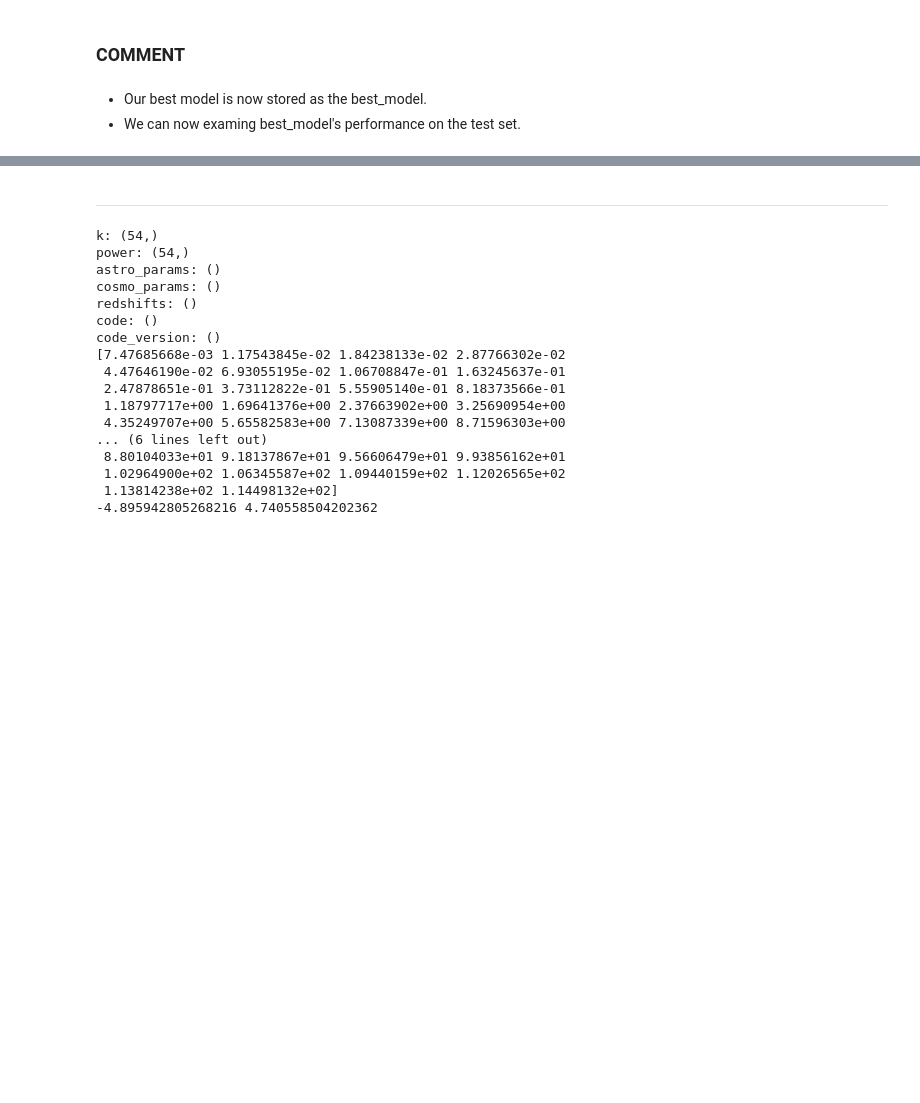
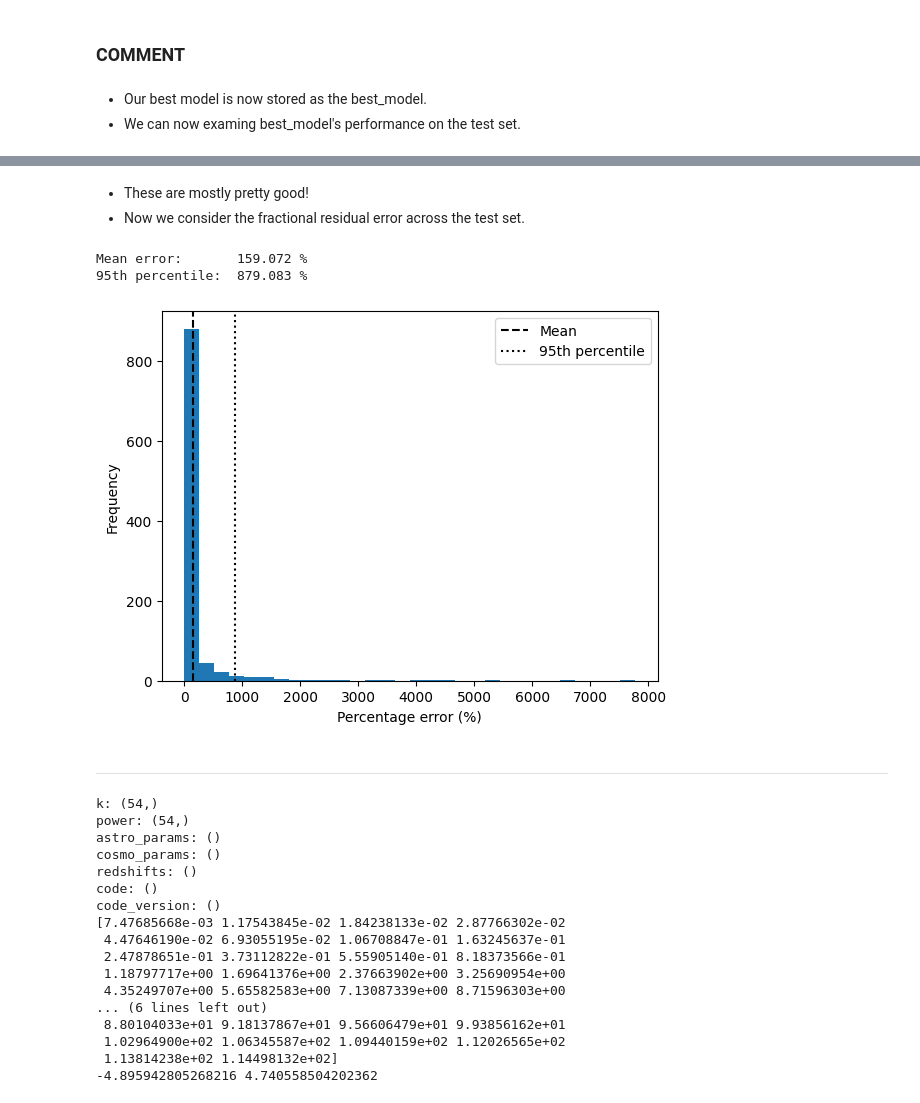
Before and after one commit to JoeyWee1/Machine-Learning-Enhanced-Inference-of-the-21-cm-Power-Spectrum-at-Cosmic-Dawn, a Jupyter notebook: ML_inference.ipynb, the cells around one changed output, grey strips where cells are left out. Drawn from its saved outputs; the diff is of its cells as text; code cells hidden in the pictures; blank space fills up the shorter version.

```diff
--- a/ML_inference.ipynb
+++ b/ML_inference.ipynb
@@ -439,3 +633,28 @@ test_pred_spectra =
+# %% [markdown]
+- These are mostly pretty good!
+- Now we consider the fractional residual error across the test set.
+# %%
+test_frac_residuals = []
+mean_test_error = 100 * np.mean(
+    np.abs(power_test - test_pred_spectra) / np.abs(power_test),
+    axis=1
+)
+
+print(f'Mean error:       {np.mean(mean_test_error):.3f} %')
+print(f'95th percentile:  {np.quantile(mean_test_error, 0.95):.3f} %')
+
+plt.hist(mean_test_error, bins=30)
+plt.axvline(np.mean(mean_test_error),          label='Mean',          ls='--', c='k')
+plt.axvline(np.quantile(mean_test_error, 0.95),label='95th percentile', ls=':',  c='k')
+plt.xlabel('Percentage error (%)')
+plt.ylabel('Frequency')
+plt.legend()
+plt.savefig('errors.png', dpi=300, bbox_inches='tight')
+plt.show()
+# %% [output]
+Mean error:       159.072 %
+95th percentile:  879.083 %
+[figure, added]
 # %% [markdown]
 ---------------------------------------
 # %%
```
Also changed, not shown: parts of 11 cells of this notebook, 4 other files.
